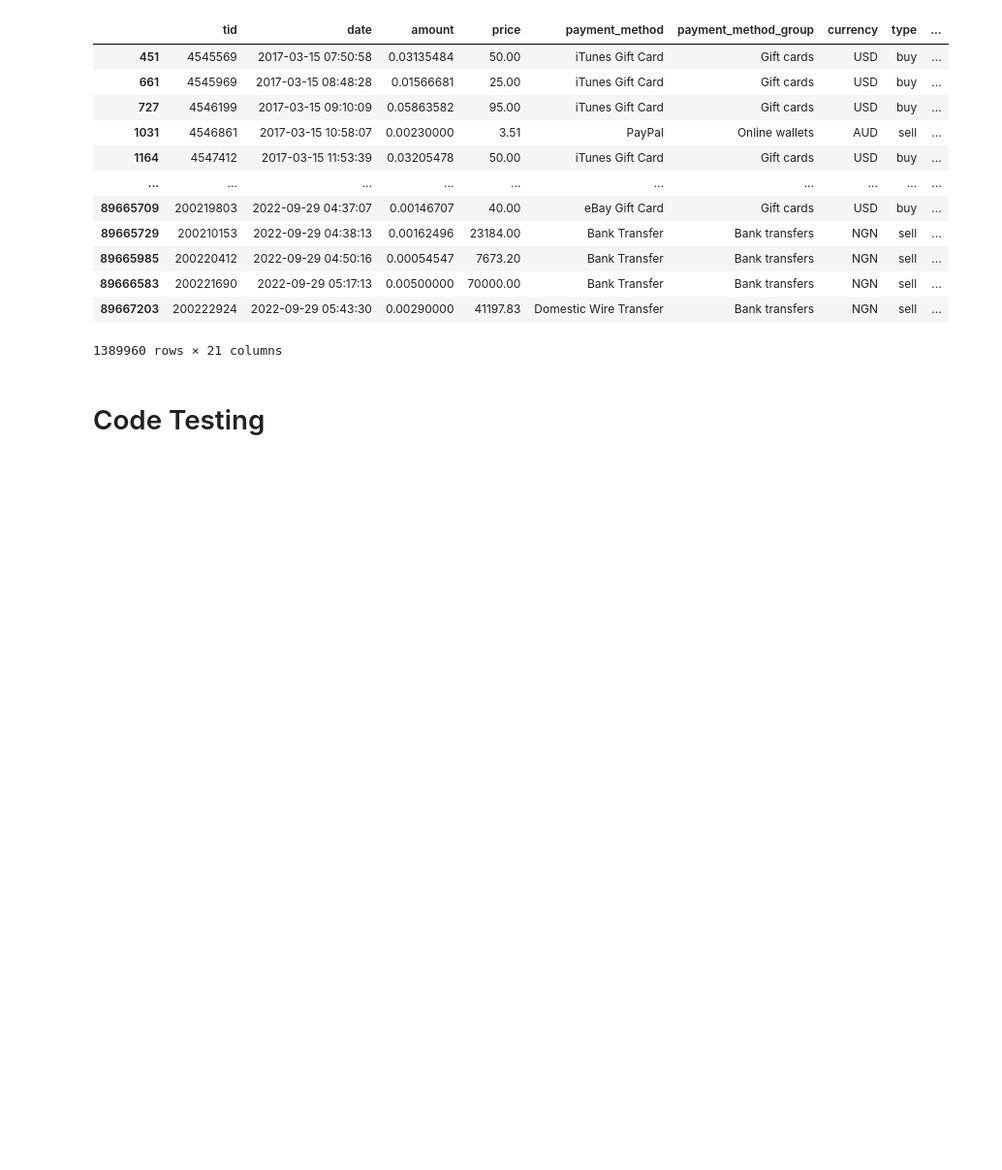
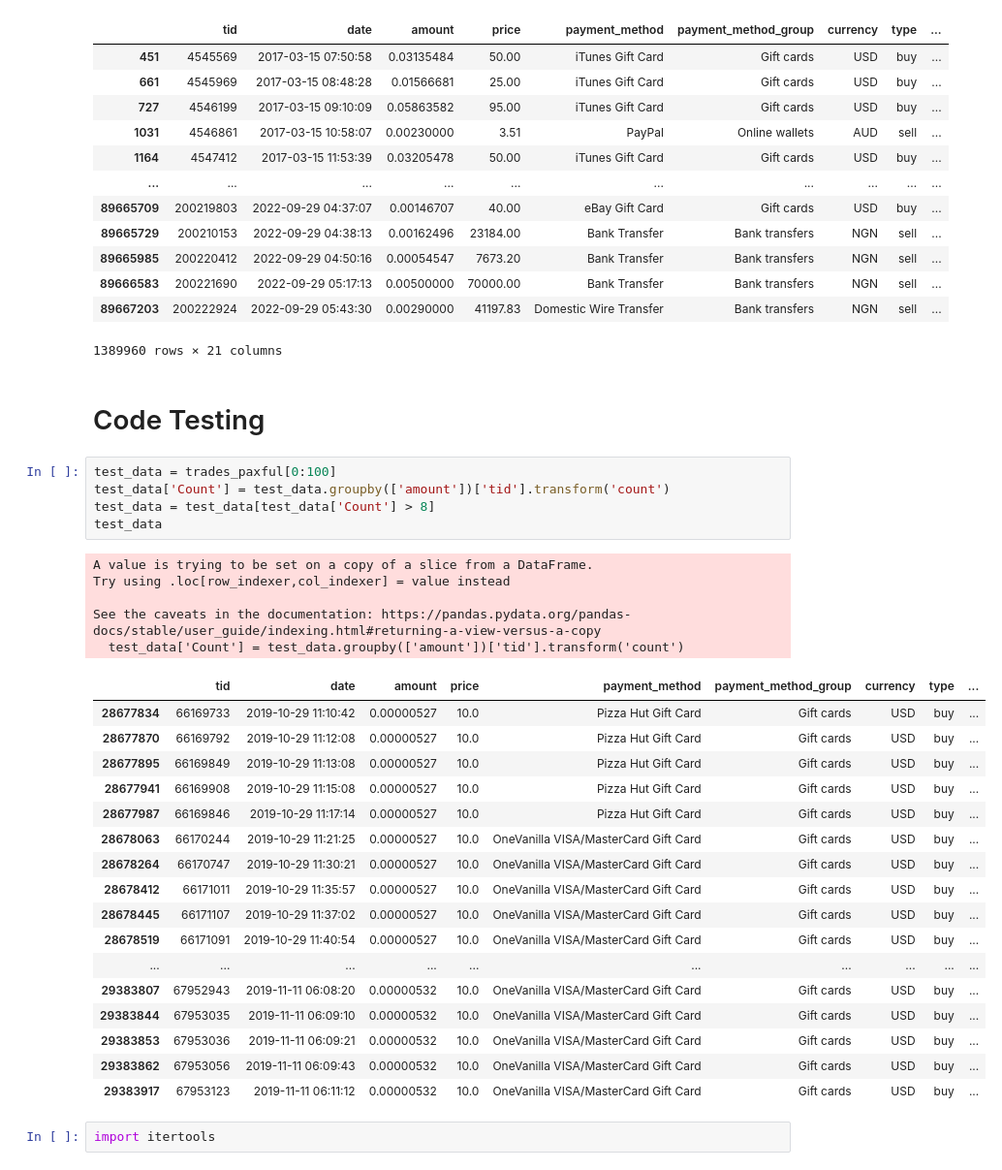
Before and after one commit to austinkennedy/crypto, a Jupyter notebook: code/vehicle_trade_algorithm.ipynb, the cells around one changed output. Shown at 97% size. Saved outputs shown, nothing was run; the diff lists cells and outputs as text; blank space fills up the shorter version.

```diff
--- a/code/vehicle_trade_algorithm.ipynb
+++ b/code/vehicle_trade_algorithm.ipynb
@@ -239,3 +139,33 @@ matched_paxful_trades[matched_paxful_trades['currency'] != matched_paxful_trades
 1389960 rows × 21 columns
 # %% [markdown]
 # Code Testing
+# %%
+test_data = trades_paxful[0:100]
+test_data['Count'] = test_data.groupby(['amount'])['tid'].transform('count')
+test_data = test_data[test_data['Count'] > 8]
+test_data
+# %% [output]
+A value is trying to be set on a copy of a slice from a DataFrame.
+Try using .loc[row_indexer,col_indexer] = value instead
+
+See the caveats in the documentation: https://pandas.pydata.org/pandas-docs/stable/user_guide/indexing.html#returning-a-view-versus-a-copy
+  test_data['Count'] = test_data.groupby(['amount'])['tid'].transform('count')
+|  | tid | date | amount | price | payment_method | payment_method_group | currency | type | ... |
+| 28677834 | 66169733 | 2019-10-29 11:10:42 | 0.00000527 | 10.0 | Pizza Hut Gift Card | Gift cards | USD | buy | ... |
+| 28677870 | 66169792 | 2019-10-29 11:12:08 | 0.00000527 | 10.0 | Pizza Hut Gift Card | Gift cards | USD | buy | ... |
+| 28677895 | 66169849 | 2019-10-29 11:13:08 | 0.00000527 | 10.0 | Pizza Hut Gift Card | Gift cards | USD | buy | ... |
+| 28677941 | 66169908 | 2019-10-29 11:15:08 | 0.00000527 | 10.0 | Pizza Hut Gift Card | Gift cards | USD | buy | ... |
+| 28677987 | 66169846 | 2019-10-29 11:17:14 | 0.00000527 | 10.0 | Pizza Hut Gift Card | Gift cards | USD | buy | ... |
+| 28678063 | 66170244 | 2019-10-29 11:21:25 | 0.00000527 | 10.0 | OneVanilla VISA/MasterCard Gift Card | Gift cards | USD | buy | ... |
+| 28678264 | 66170747 | 2019-10-29 11:30:21 | 0.00000527 | 10.0 | OneVanilla VISA/MasterCard Gift Card | Gift cards | USD | buy | ... |
+| 28678412 | 66171011 | 2019-10-29 11:35:57 | 0.00000527 | 10.0 | OneVanilla VISA/MasterCard Gift Card | Gift cards | USD | buy | ... |
+| 28678445 | 66171107 | 2019-10-29 11:37:02 | 0.00000527 | 10.0 | OneVanilla VISA/MasterCard Gift Card | Gift cards | USD | buy | ... |
+| 28678519 | 66171091 | 2019-10-29 11:40:54 | 0.00000527 | 10.0 | OneVanilla VISA/MasterCard Gift Card | Gift cards | USD | buy | ... |
+| ... | ... | ... | ... | ... | ... | ... | ... | ... | ... |
+| 29383807 | 67952943 | 2019-11-11 06:08:20 | 0.00000532 | 10.0 | OneVanilla VISA/MasterCard Gift Card | Gift cards | USD | buy | ... |
+| 29383844 | 67953035 | 2019-11-11 06:09:10 | 0.00000532 | 10.0 | OneVanilla VISA/MasterCard Gift Card | Gift cards | USD | buy | ... |
+| 29383853 | 67953036 | 2019-11-11 06:09:21 | 0.00000532 | 10.0 | OneVanilla VISA/MasterCard Gift Card | Gift cards | USD | buy | ... |
+| 29383862 | 67953056 | 2019-11-11 06:09:43 | 0.00000532 | 10.0 | OneVanilla VISA/MasterCard Gift Card | Gift cards | USD | buy | ... |
+| 29383917 | 67953123 | 2019-11-11 06:11:12 | 0.00000532 | 10.0 | OneVanilla VISA/MasterCard Gift Card | Gift cards | USD | buy | ... |
+# %%
+import itertools
```
Also changed, not shown: parts of 26 cells of this notebook.
